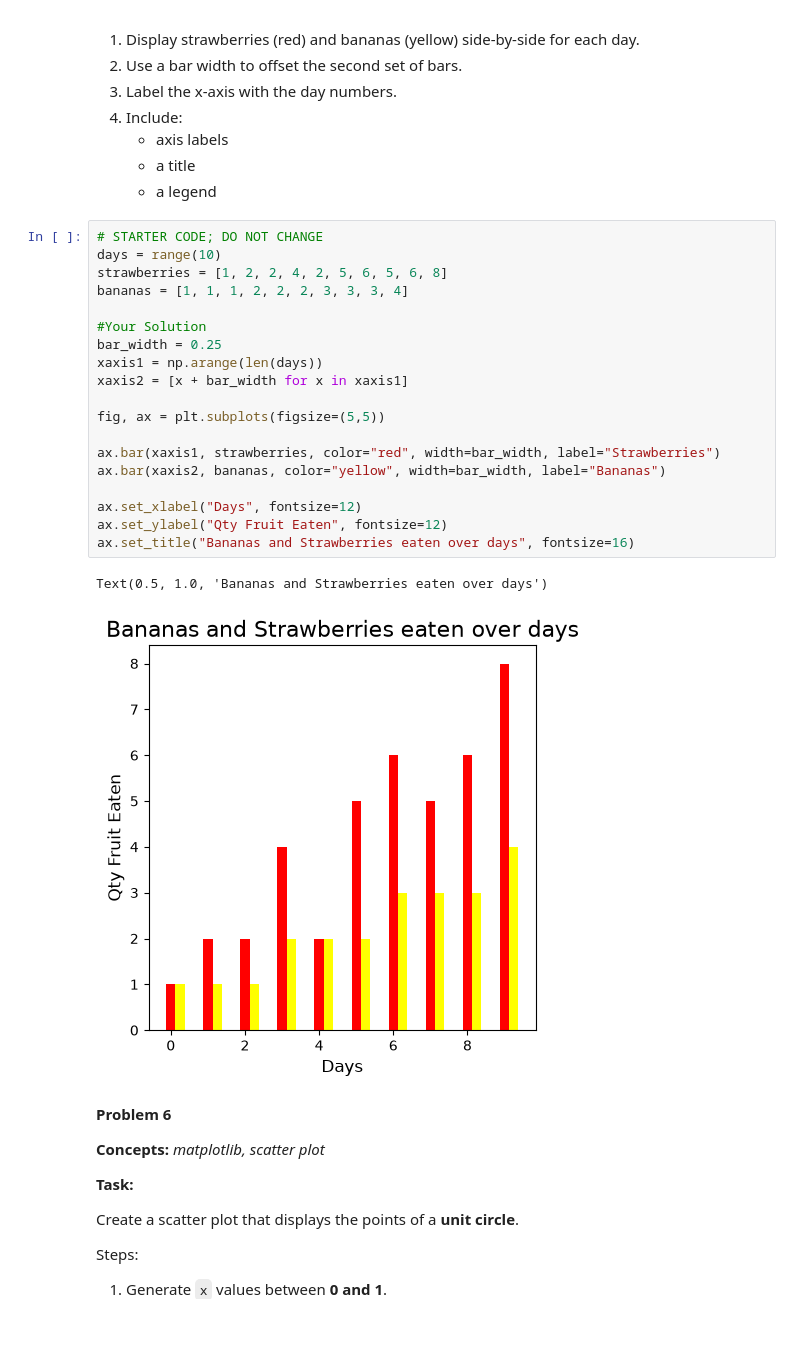
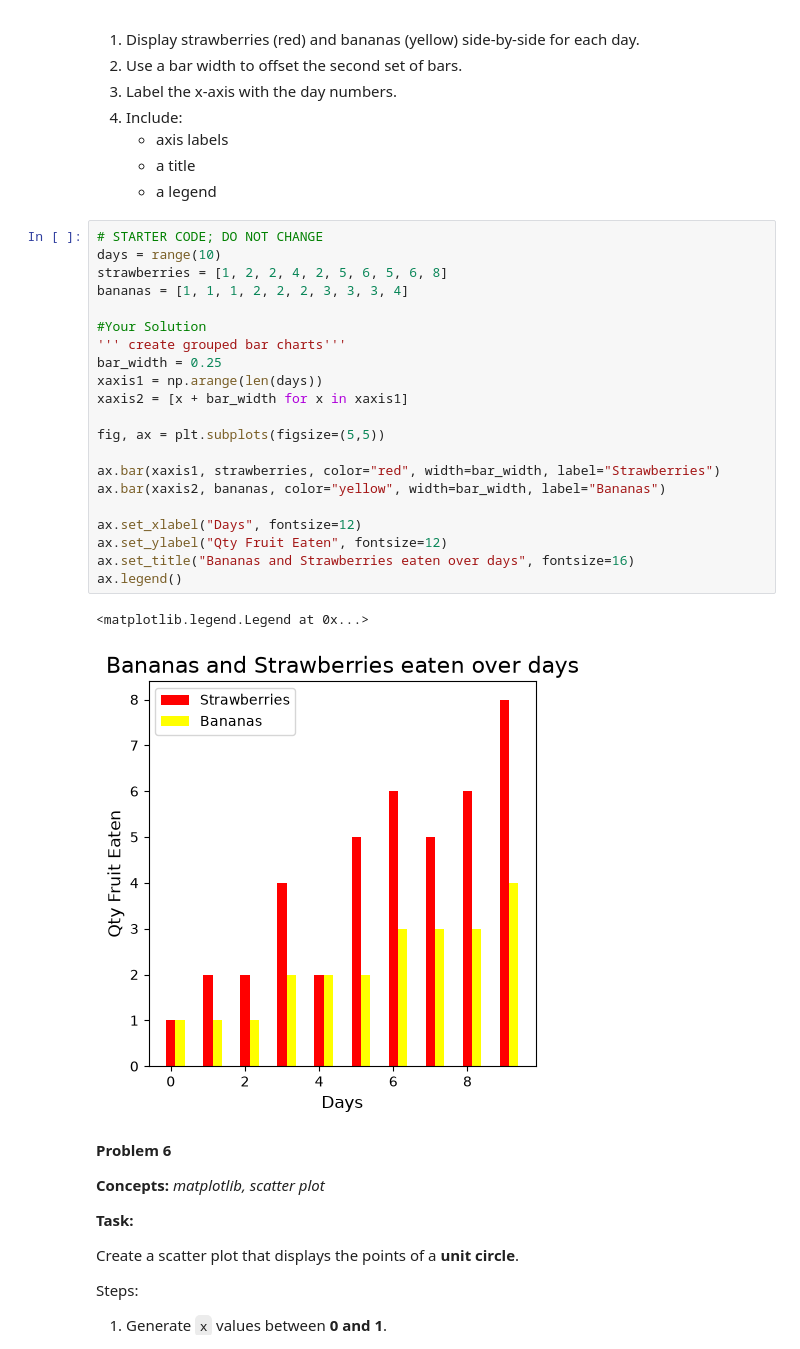
Before and after one commit to rickoprivate/BUAI602HW, a Jupyter notebook: week-09/homework.ipynb, the cells around one changed output. Drawn from its saved outputs; the diff is of its cells as text.

```diff
--- a/week-09/homework.ipynb
+++ b/week-09/homework.ipynb
@@ -311,25 +318,27 @@ Your chart should:
 # %%
 # STARTER CODE; DO NOT CHANGE
 days = range(10)
 strawberries = [1, 2, 2, 4, 2, 5, 6, 5, 6, 8]
 bananas = [1, 1, 1, 2, 2, 2, 3, 3, 3, 4]
 
 #Your Solution
+''' create grouped bar charts'''
 bar_width = 0.25
 xaxis1 = np.arange(len(days))
 xaxis2 = [x + bar_width for x in xaxis1]
 
 fig, ax = plt.subplots(figsize=(5,5))
 
 ax.bar(xaxis1, strawberries, color="red", width=bar_width, label="Strawberries")
 ax.bar(xaxis2, bananas, color="yellow", width=bar_width, label="Bananas")
 
 ax.set_xlabel("Days", fontsize=12)
 ax.set_ylabel("Qty Fruit Eaten", fontsize=12)
 ax.set_title("Bananas and Strawberries eaten over days", fontsize=16)
+ax.legend()
 # %% [output]
-Text(0.5, 1.0, 'Bananas and Strawberries eaten over days')
+<matplotlib.legend.Legend at 0x...>
-[figure, old version]
+[figure, new version]
 # %% [markdown]
 **Problem 6**
 
```
Also changed, not shown: parts of 14 cells of this notebook.
